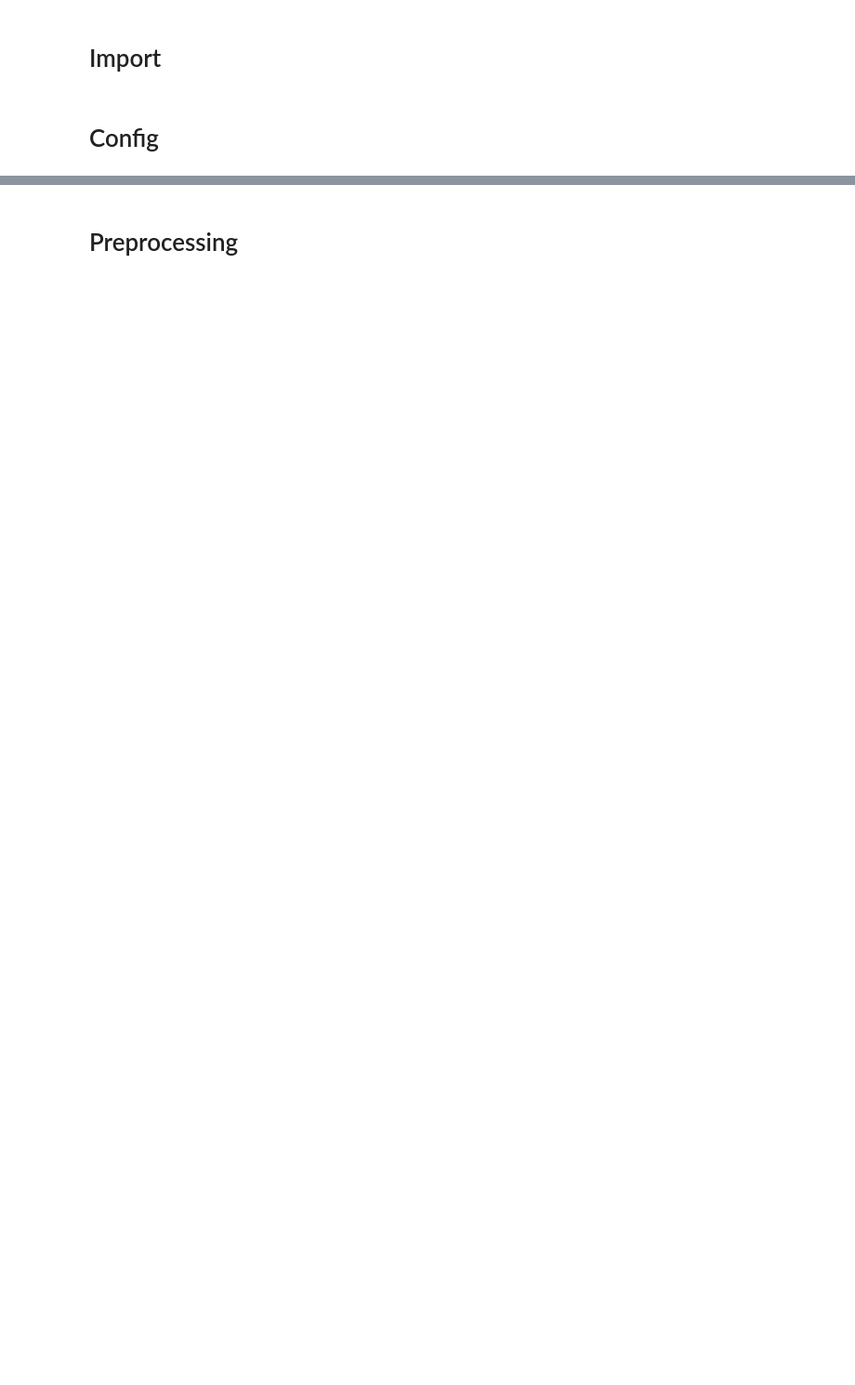
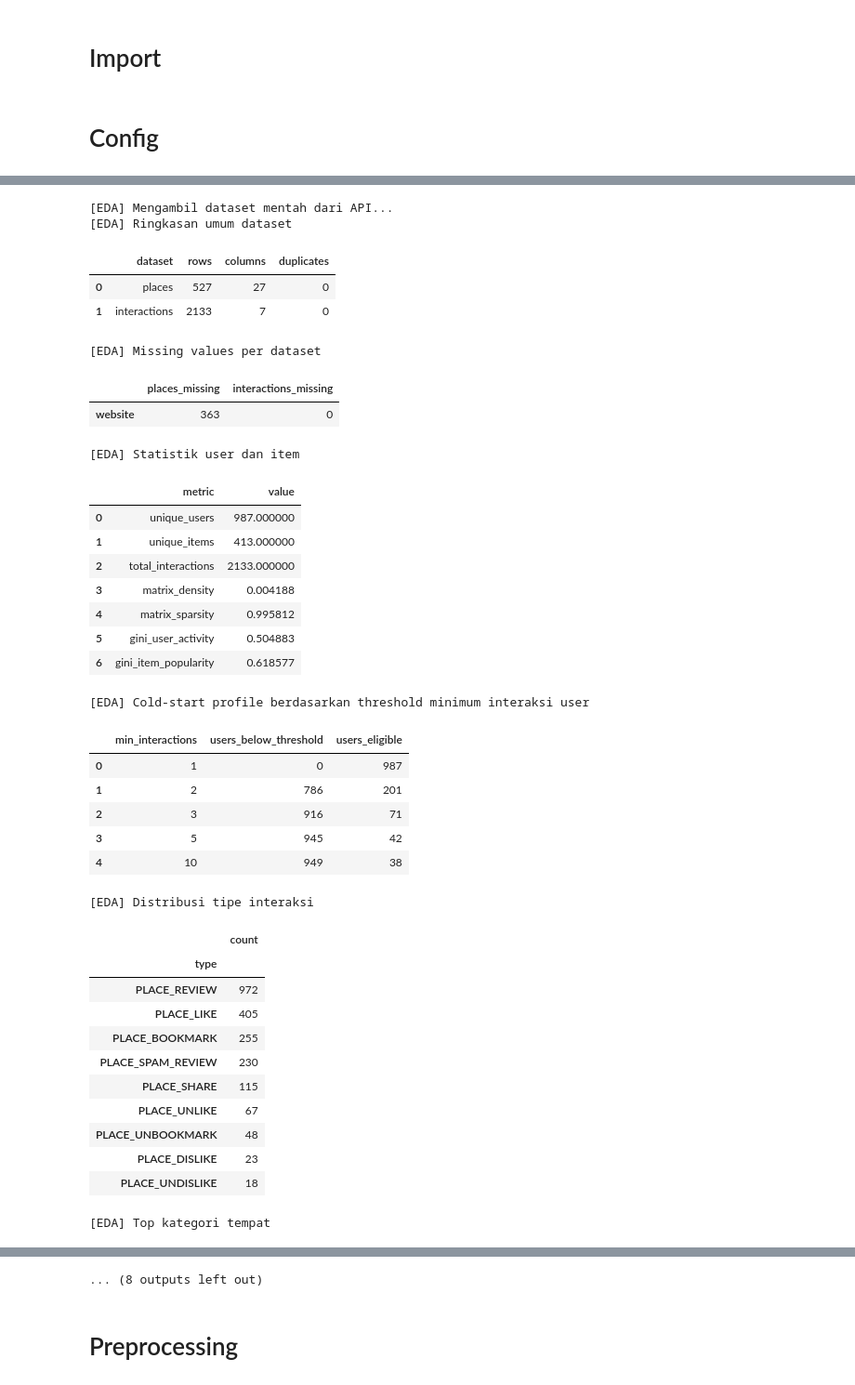
Before and after one commit to ray-ahmad/artour-recommender, a Jupyter notebook: apriori_hybrid_artour.ipynb, the cells around one changed output, grey strips where cells are left out. Shown at 93% size. Drawn from its saved outputs; the diff is of its cells as text; code cells hidden in the pictures; blank space fills up the shorter version.

```diff
--- a/apriori_hybrid_artour.ipynb
+++ b/apriori_hybrid_artour.ipynb
@@ -76,9 +109,9 @@ def gini_coefficient(values):
     return float((n + 1 - 2 * np.sum(cumulative) / cumulative[-1]) / n)
 
 
-print("[EDA] Mengunduh dataset mentah dari URL...")
-raw_places = pd.read_csv(CONFIG["URLS"]["places"])
-raw_interactions = pd.read_csv(CONFIG["URLS"]["interactions"])
+print("[EDA] Mengambil dataset mentah dari API...")
+raw_places = fetch_places_df(CONFIG["API"]["places"], CONFIG["API"]["headers"])
+raw_interactions = fetch_interactions_df(CONFIG["API"]["interactions"], CONFIG["API"]["headers"])
 
 print("[EDA] Ringkasan umum dataset")
 eda_summary = pd.DataFrame([
@@ -169,30 +202,68 @@ axes[1, 1].grid(True, alpha=0.3)
 
 plt.tight_layout()
 plt.show()
 
 fig, axes = plt.subplots(1, 3, figsize=(18, 5))
 
 metrics_for_chart = pd.Series({
     "density": density,
     "sparsity": sparsity,
     "gini_user": gini_coefficient(user_interaction_counts.values),
     "gini_item": gini_coefficient(item_interaction_counts.values),
 })
 metrics_for_chart.plot(kind="bar", ax=axes[0], color=["#22c55e", "#ef4444", "#3b82f6", "#f59e0b"])
 axes[0].set_title("Metrik struktur data")
 axes[0].set_ylim(0, 1)
 axes[0].grid(True, axis="y", alpha=0.3)
 
 raw_interactions["type"].value_counts().head(10).sort_values().plot(kind="barh", ax=axes[1], color="#8b5cf6")
 axes[1].set_title("Top 10 tipe interaksi")
 axes[1].set_xlabel("Jumlah")
 
 if numeric_place_cols:
     place_numeric = raw_places[numeric_place_cols].apply(pd.to_numeric, errors="coerce")
     place_numeric.hist(ax=axes[2], bins=30, edgecolor="white")
     axes[2].set_title("Distribusi numerik places")
 else:
     axes[2].axis("off")
 
 plt.tight_layout()
 plt.show()
+# %% [output]
+[EDA] Mengambil dataset mentah dari API...
+[EDA] Ringkasan umum dataset
+|  | dataset | rows | columns | duplicates |
+| 0 | places | 527 | 27 | 0 |
+| 1 | interactions | 2133 | 7 | 0 |
+[EDA] Missing values per dataset
+|  | places_missing | interactions_missing |
+| website | 363 | 0 |
+[EDA] Statistik user dan item
+|  | metric | value |
+| 0 | unique_users | 987.000000 |
+| 1 | unique_items | 413.000000 |
+| 2 | total_interactions | 2133.000000 |
+| 3 | matrix_density | 0.004188 |
+| 4 | matrix_sparsity | 0.995812 |
+| 5 | gini_user_activity | 0.504883 |
+| 6 | gini_item_popularity | 0.618577 |
+[EDA] Cold-start profile berdasarkan threshold minimum interaksi user
+|  | min_interactions | users_below_threshold | users_eligible |
+| 0 | 1 | 0 | 987 |
+| 1 | 2 | 786 | 201 |
+| 2 | 3 | 916 | 71 |
+| 3 | 5 | 945 | 42 |
+| 4 | 10 | 949 | 38 |
+[EDA] Distribusi tipe interaksi
+|  | count |
+| type |  |
+| PLACE_REVIEW | 972 |
+| PLACE_LIKE | 405 |
+| PLACE_BOOKMARK | 255 |
+| PLACE_SPAM_REVIEW | 230 |
+| PLACE_SHARE | 115 |
+| PLACE_UNLIKE | 67 |
+| PLACE_UNBOOKMARK | 48 |
+| PLACE_DISLIKE | 23 |
+| PLACE_UNDISLIKE | 18 |
+[EDA] Top kategori tempat
@@ -199,3 +281,4 @@ plt.show()
+... (8 outputs left out)
 # %% [markdown]
 # Preprocessing
 # %%
```
Also changed, not shown: parts of 9 cells of this notebook, 1 other file.
